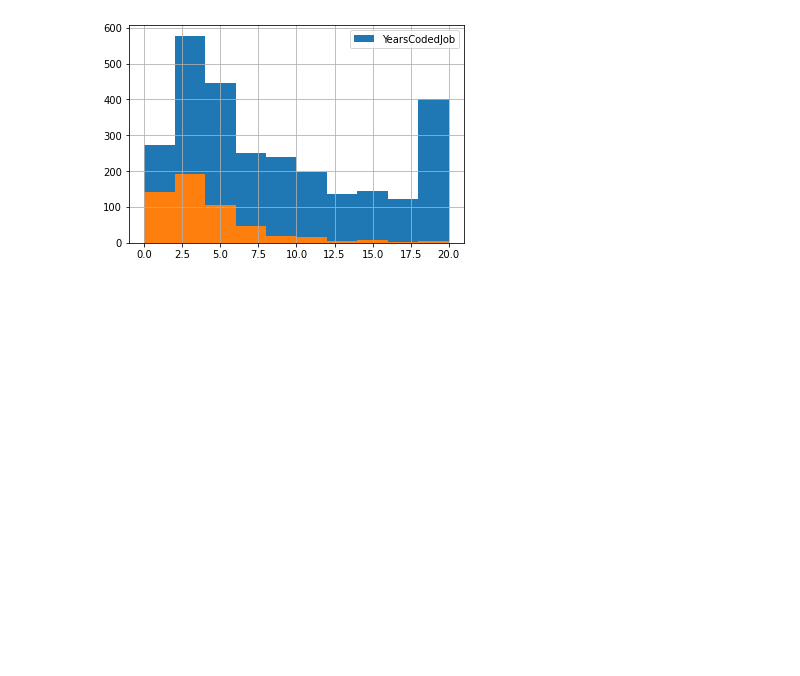
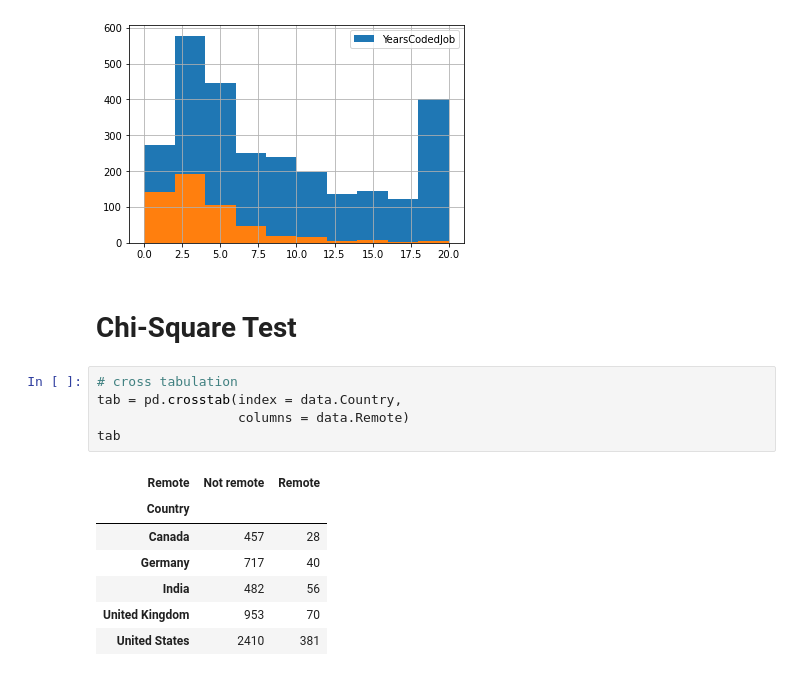
Before and after one commit to mylesm9/Business-Analytics-, a Jupyter notebook: Intermediary_Statistics.ipynb, the cells around one changed output. Cells and saved outputs as stored; diff of their text form; blank space fills up the shorter version.

```diff
--- a/Intermediary_Statistics.ipynb
+++ b/Intermediary_Statistics.ipynb
@@ -233,3 +233,18 @@ in_experiance.hist ()
 # %% [output]
 <matplotlib.axes._subplots.AxesSubplot at 0x...>
 [figure]
+# %% [markdown]
+# Chi-Square Test
+# %%
+# cross tabulation
+tab = pd.crosstab(index = data.Country,
+                  columns = data.Remote)
+tab
+# %% [output]
+| Remote | Not remote | Remote |
+| Country |  |  |
+| Canada | 457 | 28 |
+| Germany | 717 | 40 |
+| India | 482 | 56 |
+| United Kingdom | 953 | 70 |
+| United States | 2410 | 381 |
```
Also changed, not shown: parts of 6 cells of this notebook.
